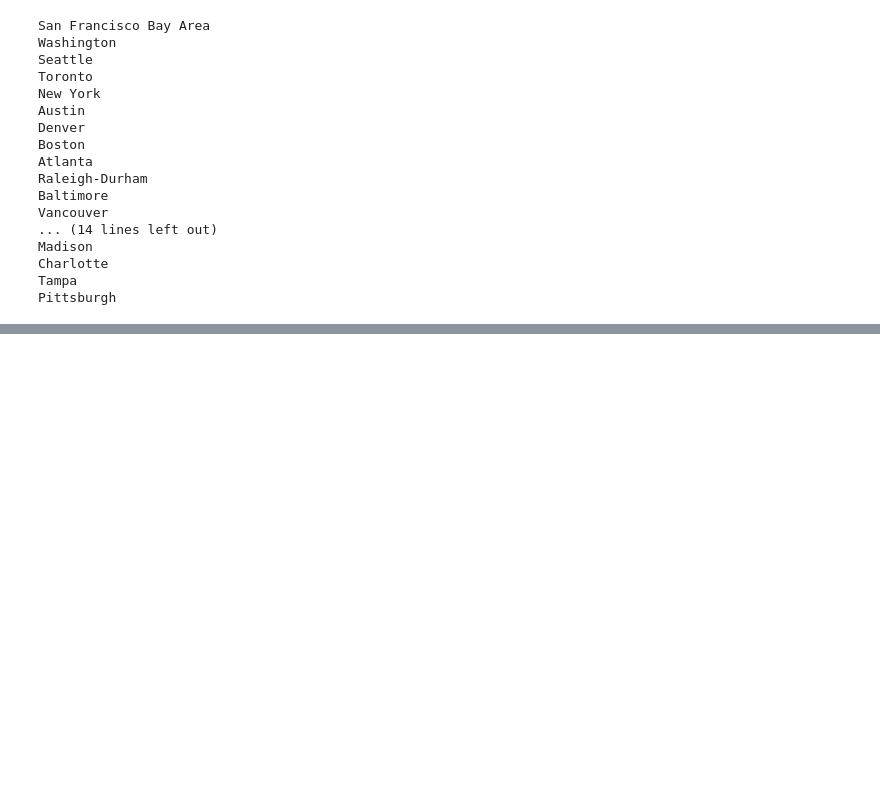
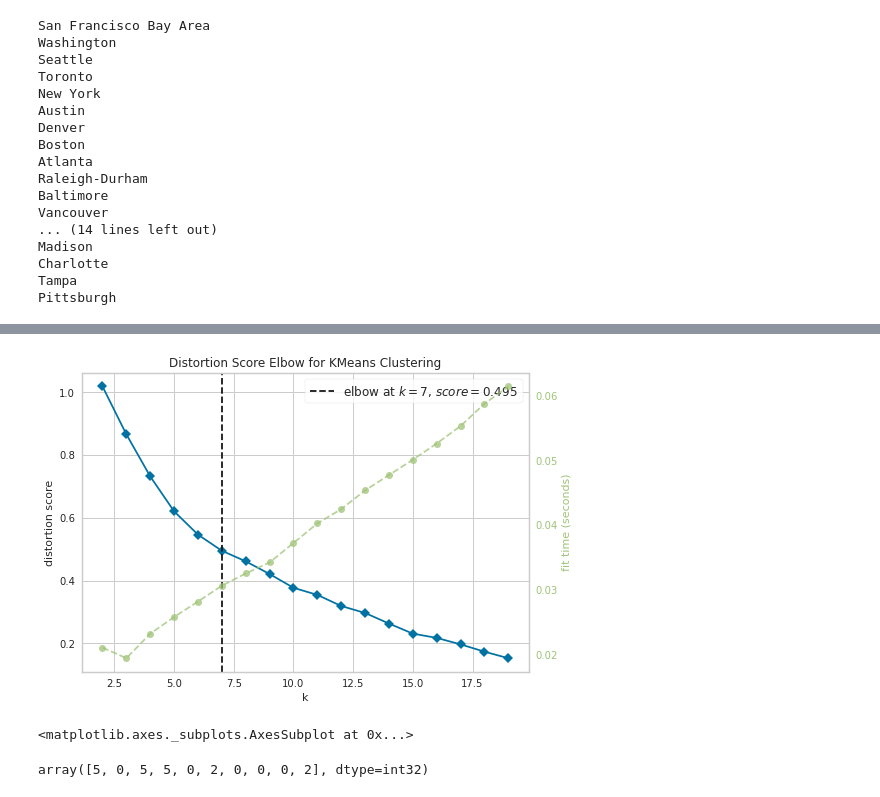
Before and after one commit to Aloagbaye/tech-neigborhood-recommender-system, a Jupyter notebook: The Battle of the Neighborhoods - Top Tech Cities for IT Jobs in 2020.ipynb, the cells around one changed output, grey strips where cells are left out. Saved outputs shown, nothing was run; the diff lists cells and outputs as text; code cells hidden in the pictures; blank space fills up the shorter version.

```diff
--- a/The Battle of the Neighborhoods - Top Tech Cities for IT Jobs in 2020.ipynb
+++ b/The Battle of the Neighborhoods - Top Tech Cities for IT Jobs in 2020.ipynb
@@ -302,0 +520,20 @@ There are 313 uniques categories.
+# %%
+model=KMeans()
+visualize=KElbowVisualizer(model,k=(2,20))
+visualize.fit(na_grouped_clustering)
+visualize.show()
+# %% [output]
+[figure, added]
+<matplotlib.axes._subplots.AxesSubplot at 0x...>
+# %%
+# set number of clusters
+kclusters = 6 # the optimal k is 6 as shown in the yellowbrick visualizer.
+na_grouped_clustering = na_grouped.drop('City', 1)
+
+# run k-means clustering
+kmeans = KMeans(n_clusters=kclusters, random_state=0).fit(na_grouped_clustering)
+
+# check cluster labels generated for each row in the dataframe
+kmeans.labels_[0:10]
+# %% [output]
+array([5, 0, 5, 5, 0, 2, 0, 0, 0, 2], dtype=int32)
```
Also changed, not shown: parts of 64 cells of this notebook.
